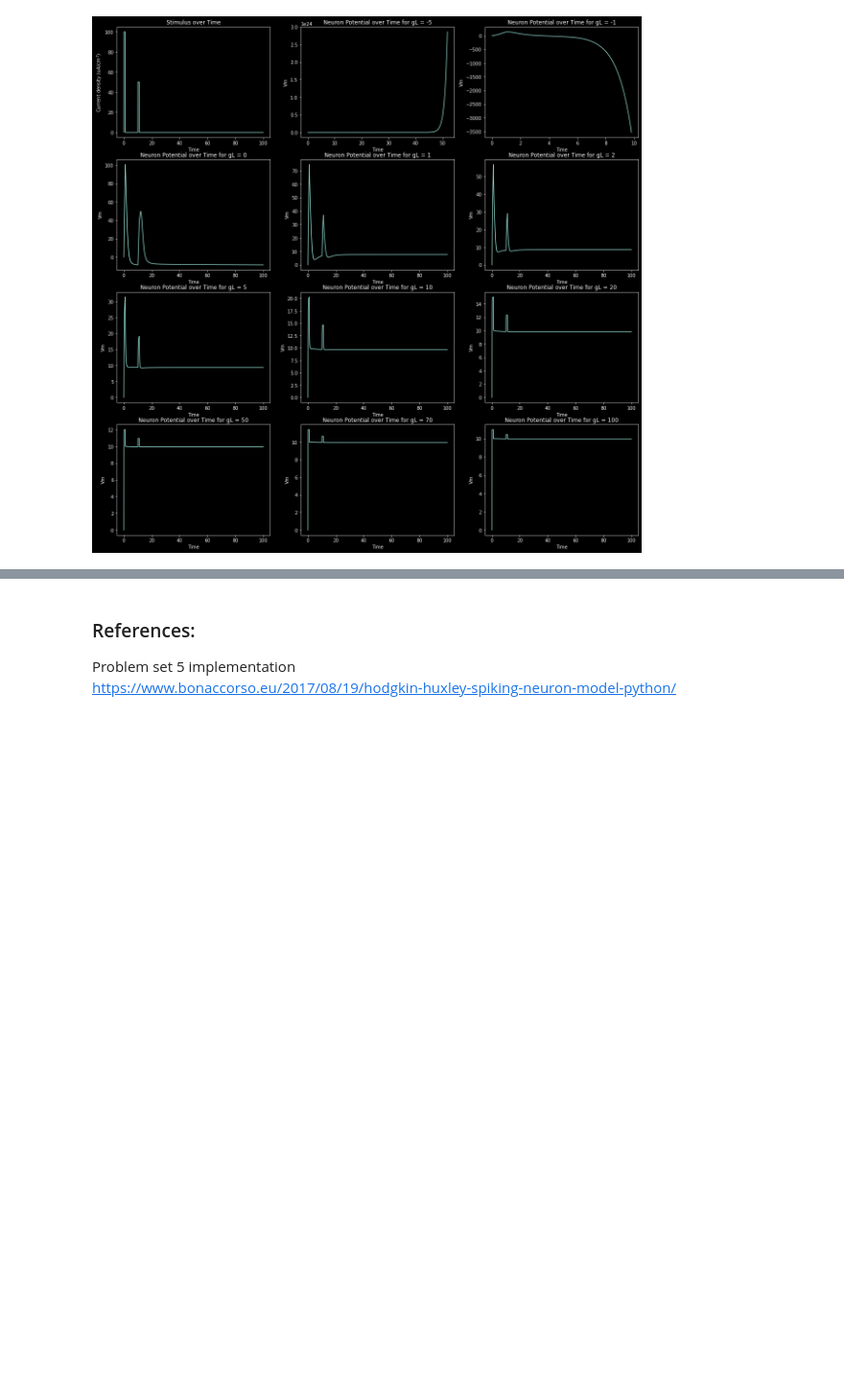
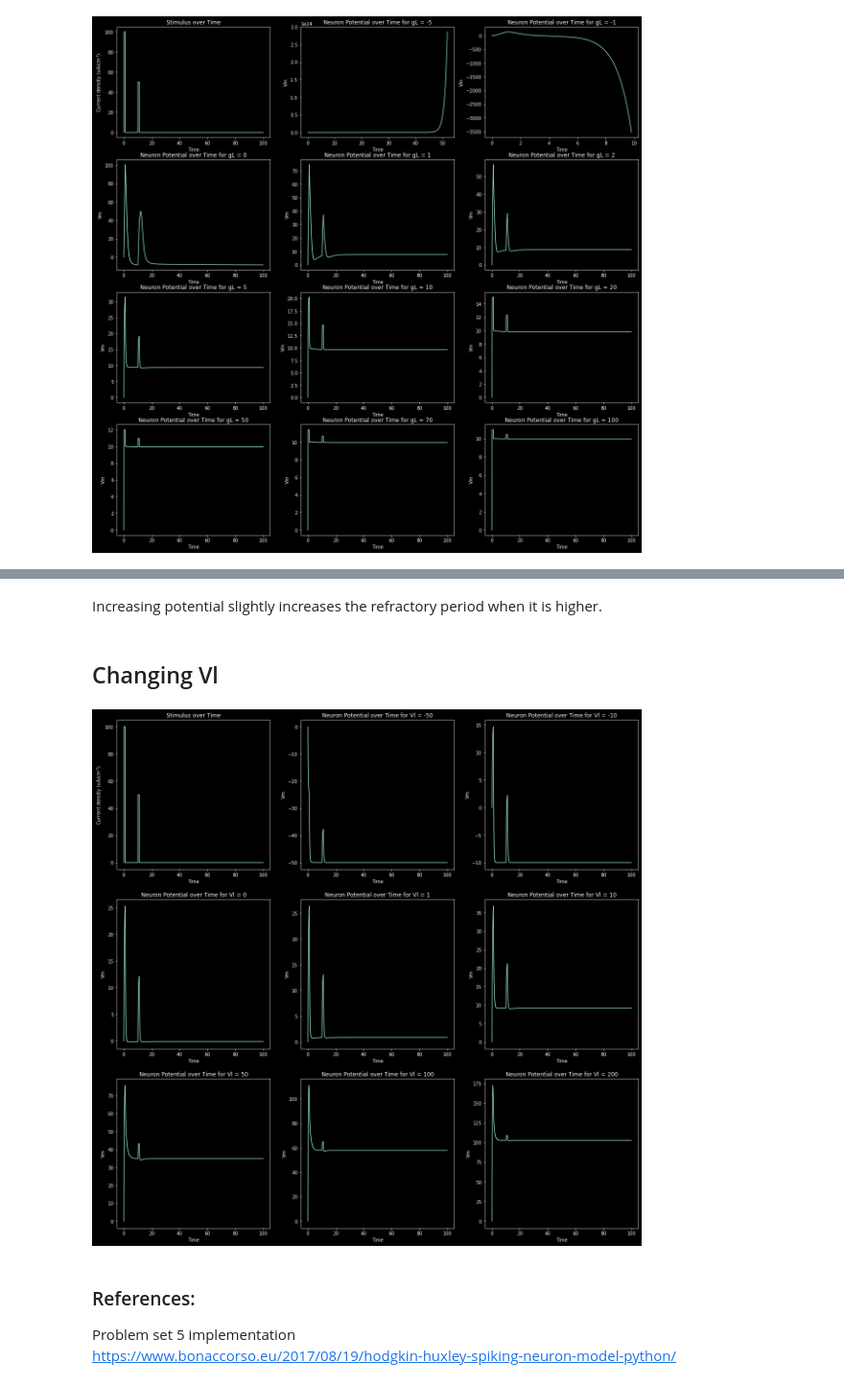
Before and after one commit to pdparakh108/Hodgkin_Huxley_Ising_simulation, a Jupyter notebook: HH_implementation/HH.ipynb, the cells around one changed output, grey strips where cells are left out. Shown at 96% size. Drawn from its saved outputs; the diff is of its cells as text; code cells hidden in the pictures; blank space fills up the shorter version.

```diff
--- a/HH_implementation/HH.ipynb
+++ b/HH_implementation/HH.ipynb
@@ -678,3 +748,40 @@ gL = 4.0
+# %% [markdown]
+Increasing potential slightly increases the refractory period when it is higher.
+# %% [markdown]
+## Changing Vl
+# %%
+fig, ax = plt.subplots(3,3,figsize=(20, 20))
+ax = ax.reshape(-1)
+
+# Plotting the stimulus over time
+ax[0].plot(t, Idv)
+ax[0].set_ylabel(r'Current density (uA/$cm^2$)')
+ax[0].set_xlabel('Time')
+ax[0].set_title('Stimulus over Time')
+
+vls = [-50, -10,0, 1,10, 50,100, 200]
+for i, Curr in enumerate(vls):
+    # Membrane capacitance (uF/cm^2)
+    Vl = Curr
+
+    # Solve ODE system
+    state = np.array([0.0, n_inf(), m_inf(), h_inf()])
+    results = odeint(derivatives, state, t)
+
+    # Input stimulus
+    Idv = [I_double_square(t) for t in t]
+
+    # Plot neuron potential over time
+    ax = ax.reshape(-1)
+    ax[i+1].plot(t, results[:, 0])
+    ax[i+1].set_xlabel('Time')
+    ax[i+1].set_ylabel('Vm')
+    ax[i+1].set_title('Neuron Potential over Time for Vl = {}'.format(Vl))
+
+# Reset Leak potential (mV)
+Vl = 10.0
+# %% [output]
+[figure, added]
 # %% [markdown]
 ### References:
 Problem set 5 implementation
```
Also changed, not shown: parts of 4 cells of this notebook.
